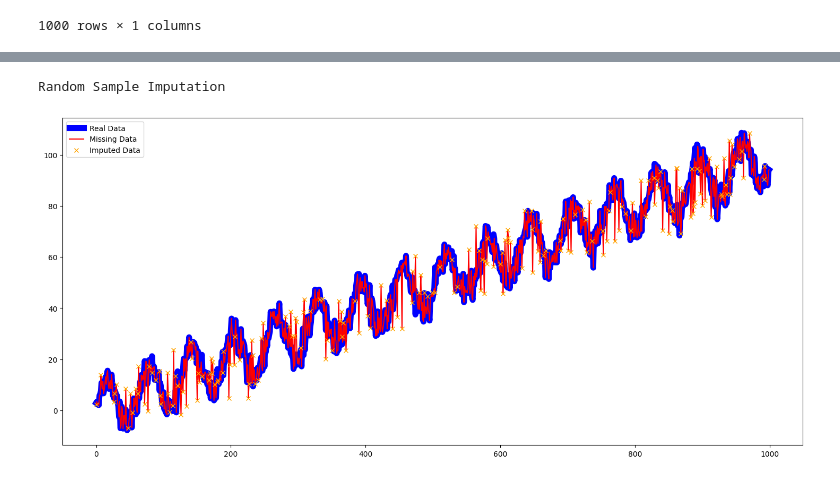
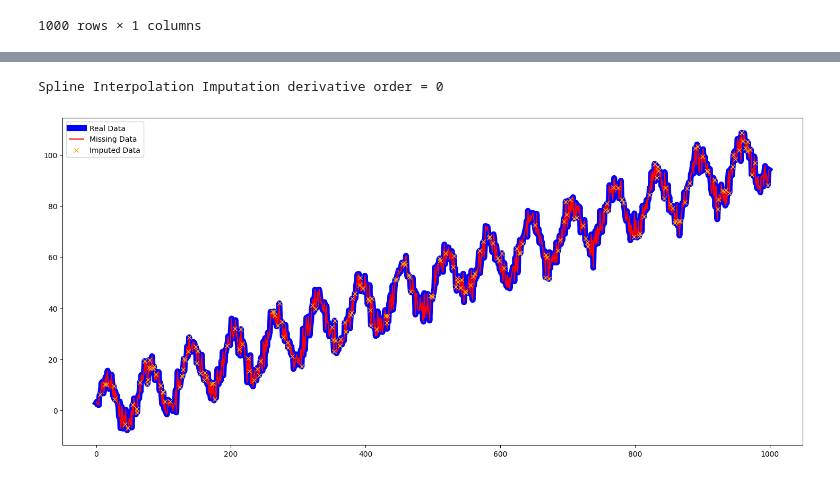
Before and after one commit to Alfieriek/MissingDataInTimeSeries, a Jupyter notebook: Testing.ipynb, the cells around one changed output, grey strips where cells are left out. Saved outputs shown, nothing was run; the diff lists cells and outputs as text; code cells hidden in the pictures.

```diff
--- a/Testing.ipynb
+++ b/Testing.ipynb
@@ -118,6 +89,8 @@ RSI = randomSampleImputation.inputData(SeasonalTrend_Data_NAs, sliding_window_si
-# %%
-print("Random Sample Imputation")
-util.plot(SeasonalTrend_Data, SeasonalTrend_Data_NAs, RSI)
-# %% [output]
-Random Sample Imputation
-[figure, removed]
+# %%
+SeasonalTrend_Data_NAs_Spline = splineInterpolation.inputTrainingData(SeasonalTrend_Data, derivate_order=0)
+# %%
+print("Spline Interpolation Imputation derivative order = 0")
+util.plot(SeasonalTrend_Data, SeasonalTrend_Data_NAs, SeasonalTrend_Data_NAs_Spline)
+# %% [output]
+Spline Interpolation Imputation derivative order = 0
+[figure, added]
```
Also changed, not shown: parts of 11 cells of this notebook, 1 other file.
